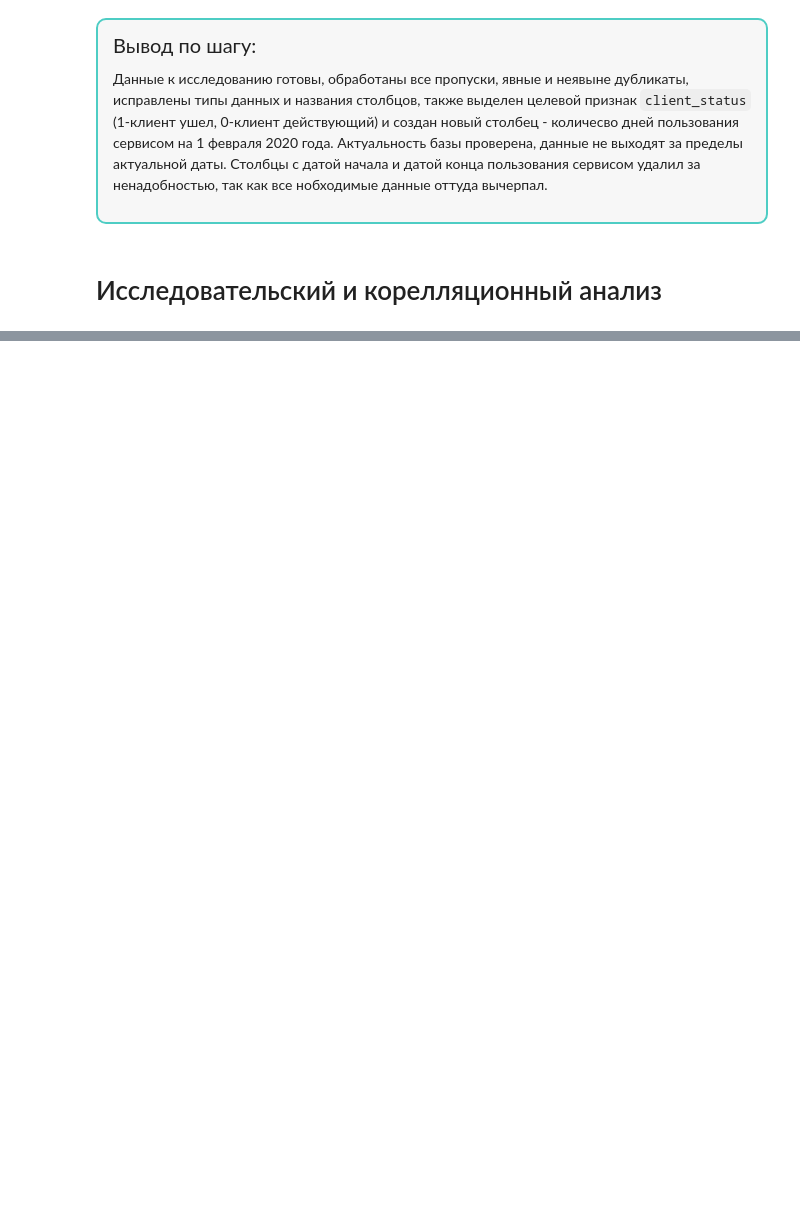
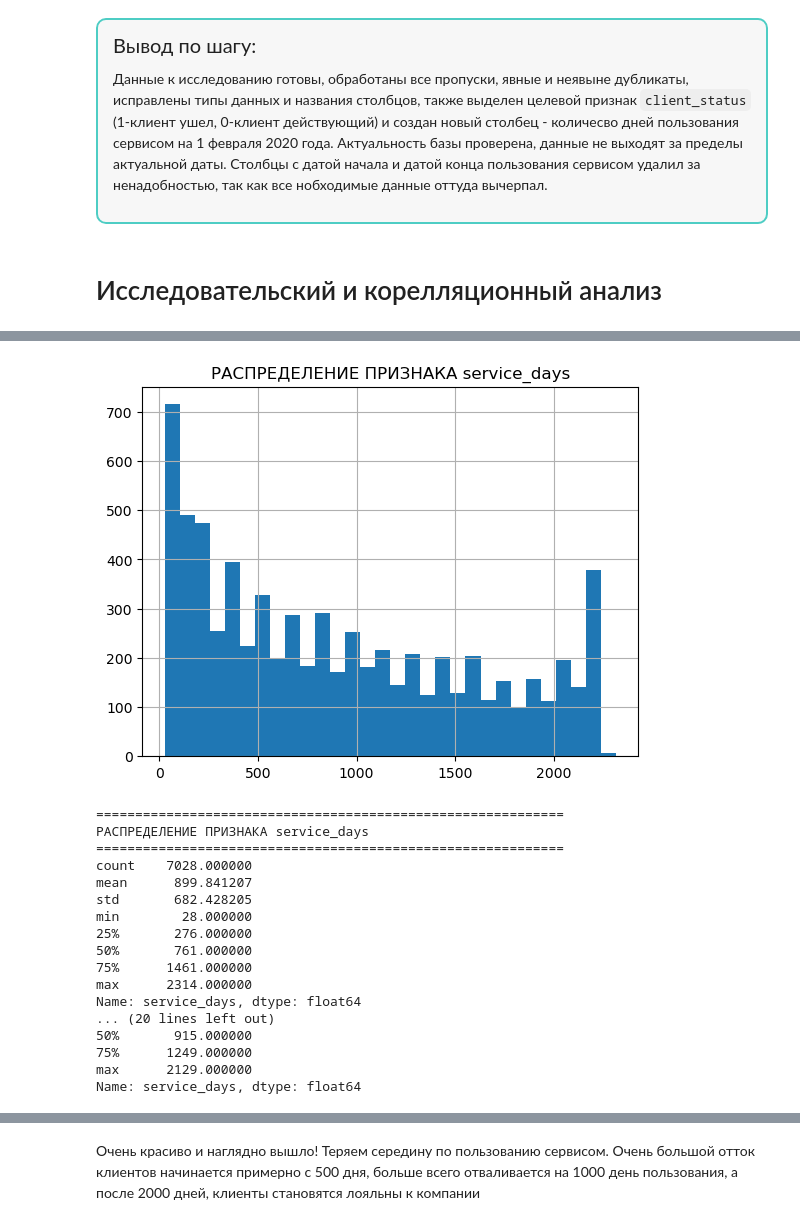
Before and after one commit to arsye001/telecom, a Jupyter notebook: te.ipynb, the cells around one changed output, grey strips where cells are left out. Cells and saved outputs as stored; diff of their text form; code cells hidden in the pictures; blank space fills up the shorter version.

```diff
--- a/te.ipynb
+++ b/te.ipynb
@@ -658,0 +914,21 @@ memory usage: 1.3+ MB
+# %%
+num_col_analys('service_days')
+# %% [output]
+[figure, added]
+============================================================
+РАСПРЕДЕЛЕНИЕ ПРИЗНАКА service_days
+============================================================
+count    7028.000000
+mean      899.841207
+std       682.428205
+min        28.000000
+25%       276.000000
+50%       761.000000
+75%      1461.000000
+max      2314.000000
+Name: service_days, dtype: float64
+... (20 lines left out)
+50%       915.000000
+75%      1249.000000
+max      2129.000000
+Name: service_days, dtype: float64
@@ -658,0 +936,2 @@ memory usage: 1.3+ MB
+# %% [markdown]
+Очень красиво и наглядно вышло! Теряем середину по пользованию сервисом. Очень большой отток клиентов начинается примерно с 500 дня, больше всего отваливается на 1000 день пользования, а после 2000 дней, клиенты становятся лояльны к компании
```
Also changed, not shown: parts of 16 cells of this notebook.
